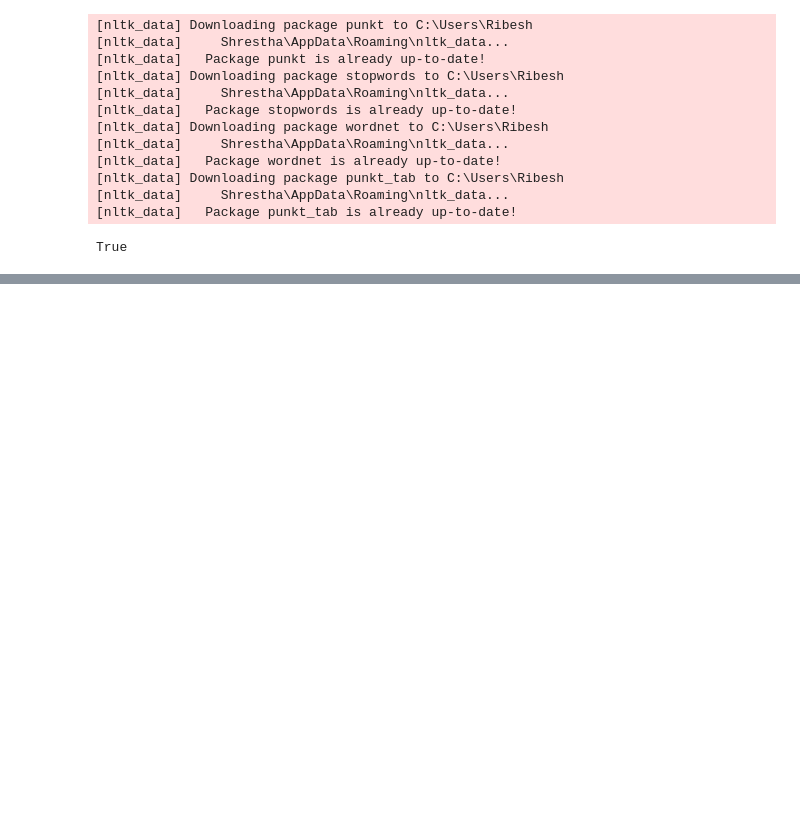
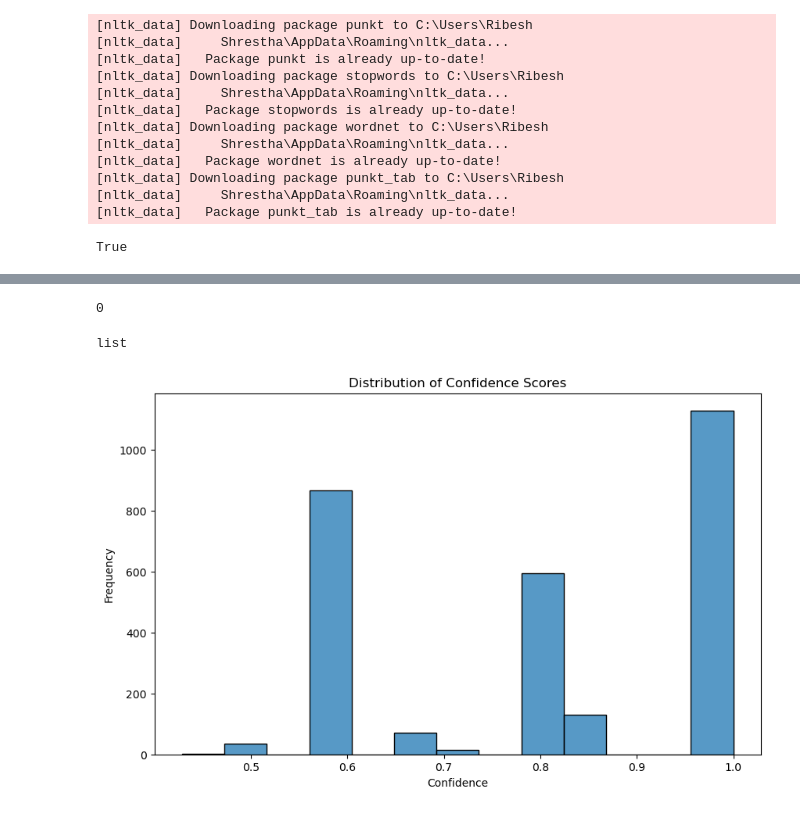
Before and after one commit to ribesh9/data-science, a Jupyter notebook: RibeshLab4.ipynb, the cells around one changed output, grey strips where cells are left out. Saved outputs shown, nothing was run; the diff lists cells and outputs as text; code cells hidden in the pictures; blank space fills up the shorter version.

```diff
--- a/RibeshLab4.ipynb
+++ b/RibeshLab4.ipynb
@@ -31,4 +37,4 @@ nltk.download('punkt_tab')
 True
 # %%
 # Step 1: Load the dataset
-data = pd.read_csv('IMDB Dataset.csv', encoding='utf-8')
+data = pd.read_csv("D:\Data Mining\Data sets for lab report\Stress\Stress.csv", encoding='utf-8')
@@ -34,0 +69,18 @@ data = pd.read_csv('IMDB Dataset.csv', encoding='utf-8')
+# %%
+data.duplicated().sum()
+# %% [output]
+0
+# %%
+type(stopwords.words('english'))
+# %% [output]
+list
+# %%
+# Histogram: Distribution of Confidence Scores
+plt.figure(figsize=(10, 6))
+sns.histplot(data['confidence'])
+plt.title('Distribution of Confidence Scores')
+plt.xlabel('Confidence')
+plt.ylabel('Frequency')
+plt.show()
+# %% [output]
+[figure, added]
```
Also changed, not shown: parts of 17 cells of this notebook, 2 other files.
